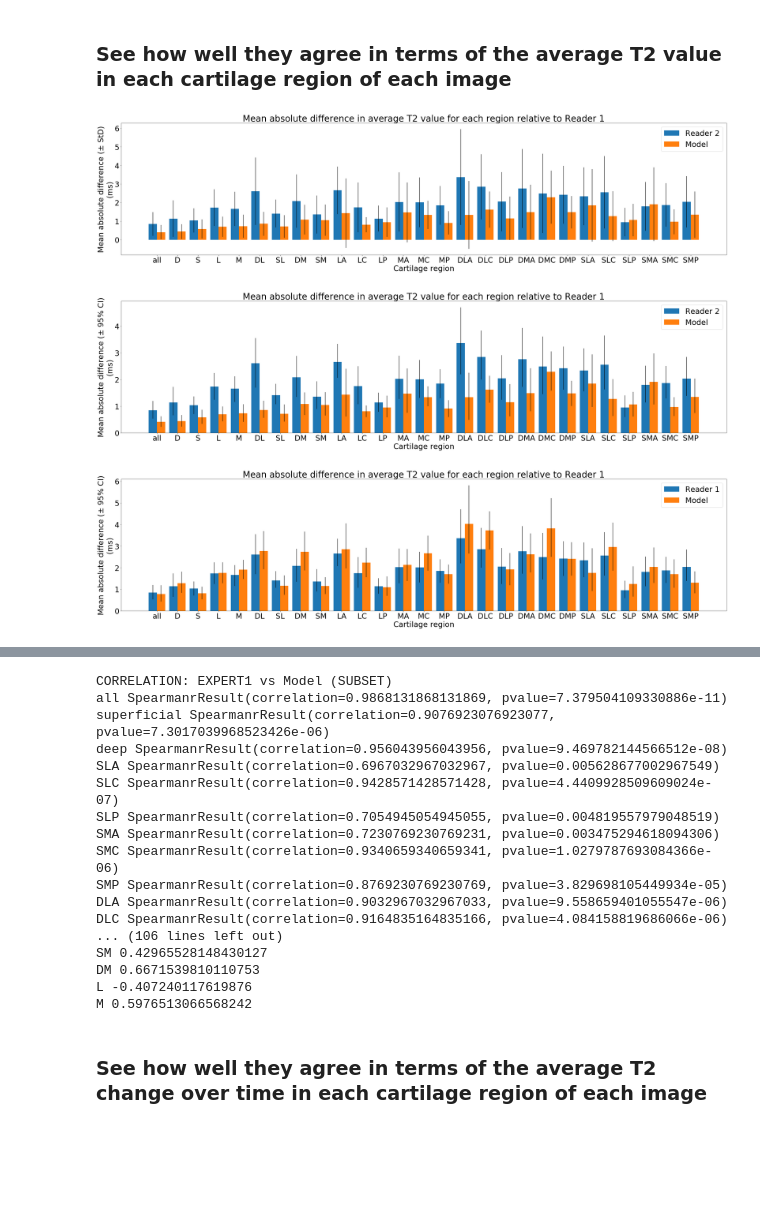
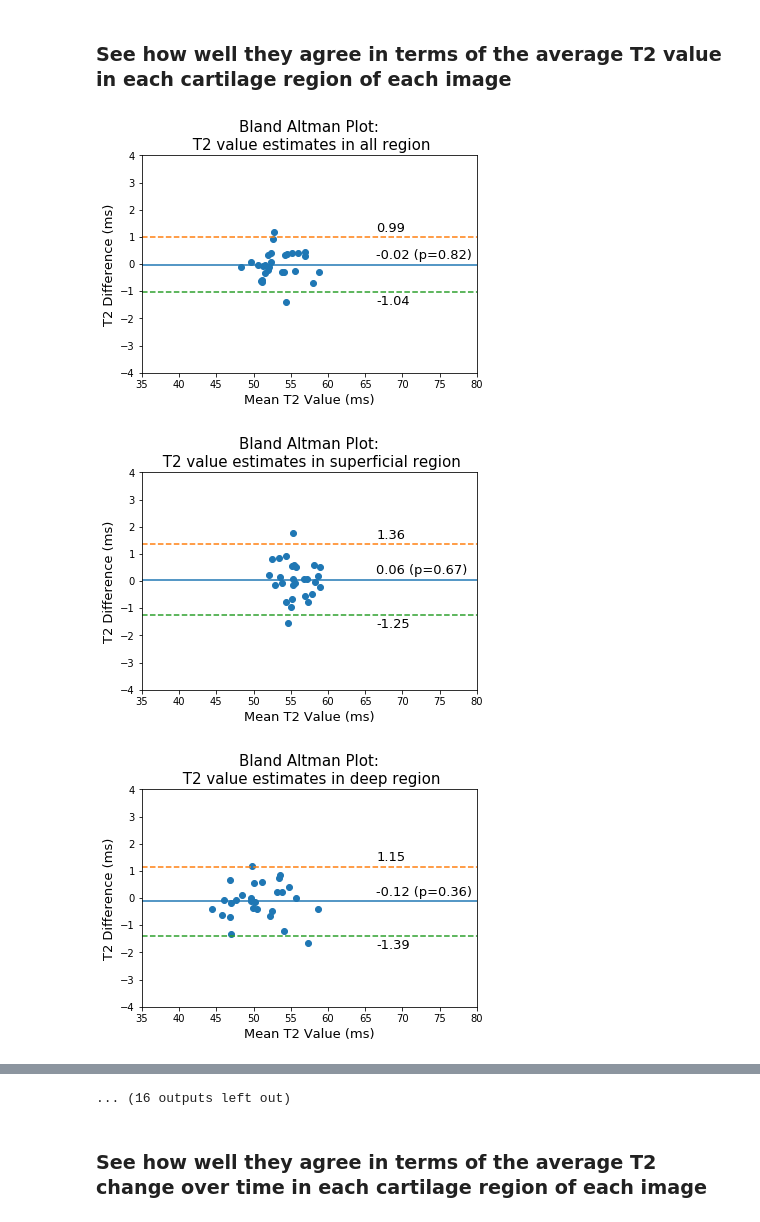
Before and after one commit to kathoma/AutomaticKneeMRISegmentation, a Jupyter notebook: FullPipeline.ipynb, the cells around one changed output, grey strips where cells are left out. Saved outputs shown, nothing was run; the diff lists cells and outputs as text; code cells hidden in the pictures; blank space fills up the shorter version.

Commit message:
paper figure updates

```diff
--- a/FullPipeline.ipynb
+++ b/FullPipeline.ipynb
@@ -234,7 +226,7 @@ correlation_dict_e1_m, abs_diff_dict_e1_m, cv_e1_m, t_e1_m, cohen_e1_m = compare
                                                                             list(predict_pd.t2_region_json_path),
                                                                             results_path=None,
                                                                             correlation_method = 'spearman',
-                                                                            bland_altman = False)
+                                                                            bland_altman = True)
 
 correlation_dict_e1_m_subset, abs_diff_dict_e1_m_subset, cv_e1_m_subset, t_e1_m_subset, cohen_e1_m_subset = compare_region_means(list(expert1_subset_pd.t2_region_json_path),
                                                                                                 list(predict_subset_pd.t2_region_json_path),
@@ -251,23 +243,23 @@ correlation_dict_e2_m, abs_diff_dict_e2_m, cv_e2_m, t_e2_m, _cohen_e1_e2 = compa
                                                                             results_path=None,
                                                                             correlation_method = 'spearman')
 
-plot_mean_val_comparisons(abs_diff_dict_e1_e2,
-                          abs_diff_dict_e1_m_subset,
-                          'Reader 2',
-                          'Model',
-                          error_bar='std')
+# plot_mean_val_comparisons(abs_diff_dict_e1_e2,
+#                           abs_diff_dict_e1_m_subset,
+#                           'Reader 2',
+#                           'Model',
+#                           error_bar='std')
 
-plot_mean_val_comparisons(abs_diff_dict_e1_e2,
-                          abs_diff_dict_e1_m_subset,
-                          'Reader 2',
-                          'Model',
-                          error_bar='ci')
+# plot_mean_val_comparisons(abs_diff_dict_e1_e2,
+#                           abs_diff_dict_e1_m_subset,
+#                           'Reader 2',
+#                           'Model',
+#                           error_bar='ci')
 
-plot_mean_val_comparisons(abs_diff_dict_e1_e2,
-                          abs_diff_dict_e2_m,
-                          'Reader 1',
-                          'Model',
-                          error_bar = 'ci')
+# plot_mean_val_comparisons(abs_diff_dict_e1_e2,
+#                           abs_diff_dict_e2_m,
+#                           'Reader 1',
+#                           'Model',
+#                           error_bar = 'ci')
 
 
 roi_list = np.array(['SLA', 'SLC', 'SLP', 'SMA', 'SMC', 'SMP', 'DLA', 'DLC', 'DLP', 'DMA', 'DMC', 'DMP'])
@@ -279,33 +271,33 @@ for k,v in correlation_dict_e1_m_subset.items():
         roi_corr_mean += v[0]
 roi_corr_mean = roi_corr_mean / len(roi_list)
 print()
 print("ROI CORR MEAN:", roi_corr_mean)
 print()
 print()
 
 print("Mean Abs Error: EXPERT1 vs Model (SUBSET")
 roi_mae_mean = 0
 for k,v in abs_diff_dict_e1_m_subset.items():
     print(k, v)
     if k in roi_list:
         roi_mae_mean += v[0]
 roi_mae_mean = roi_mae_mean / len(roi_list)
 print()
 print("ROI MAE MEAN:", roi_mae_mean)
 print()
 print()
 print()
 print("Coefficient of Variation: EXPERT1 vs EXPERT2")
 for k,v in cv_e1_e2.items():
     print(k, v)
 
 
 
 print()
 print("Cohen's D: EXPERT1 vs EXPERT2")
 for k,v in cohen_e1_e2.items():
     print(k, v)
 # %% [output]
-[figure, old version]
+[figure, new version]
-[figure, old version]
+[figure, new version]
-[figure, old version]
+[figure, new version]
@@ -312,17 +313 @@ for k,v in cohen_e1_e2.items():
-CORRELATION: EXPERT1 vs Model (SUBSET)
-all SpearmanrResult(correlation=0.9868131868131869, pvalue=7.379504109330886e-11)
-superficial SpearmanrResult(correlation=0.9076923076923077, pvalue=7.3017039968523426e-06)
-deep SpearmanrResult(correlation=0.956043956043956, pvalue=9.469782144566512e-08)
-SLA SpearmanrResult(correlation=0.6967032967032967, pvalue=0.005628677002967549)
-SLC SpearmanrResult(correlation=0.9428571428571428, pvalue=4.4409928509609024e-07)
-SLP SpearmanrResult(correlation=0.7054945054945055, pvalue=0.004819557979048519)
-SMA SpearmanrResult(correlation=0.7230769230769231, pvalue=0.003475294618094306)
-SMC SpearmanrResult(correlation=0.9340659340659341, pvalue=1.0279787693084366e-06)
-SMP SpearmanrResult(correlation=0.8769230769230769, pvalue=3.829698105449934e-05)
-DLA SpearmanrResult(correlation=0.9032967032967033, pvalue=9.558659401055547e-06)
-DLC SpearmanrResult(correlation=0.9164835164835166, pvalue=4.084158819686066e-06)
-... (106 lines left out)
-SM 0.42965528148430127
-DM 0.6671539810110753
-L -0.407240117619876
-M 0.5976513066568242
+... (16 outputs left out)
```
Also changed, not shown: parts of 4 cells of this notebook, 29 other files.
